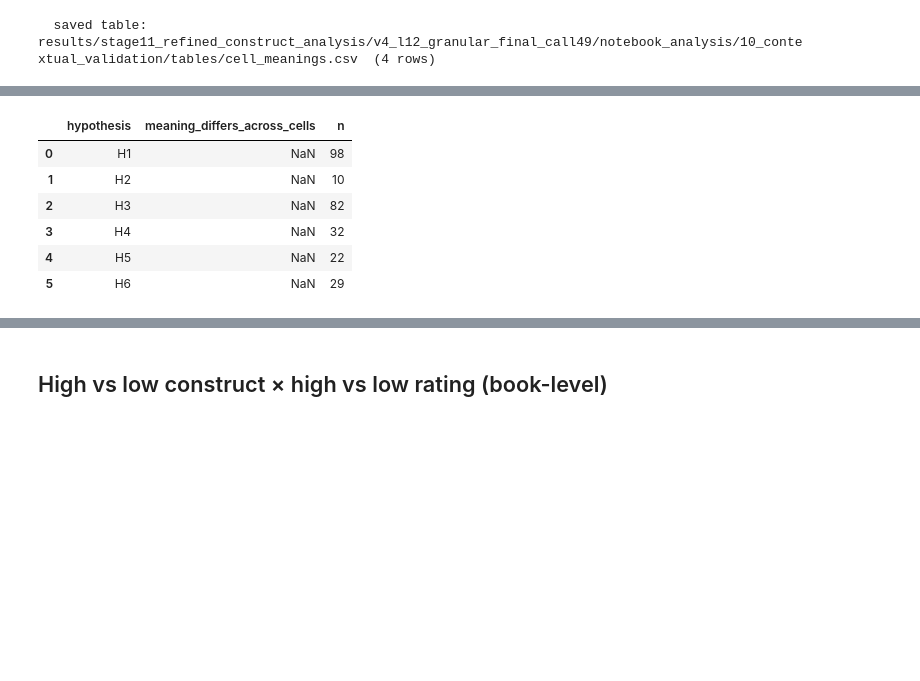
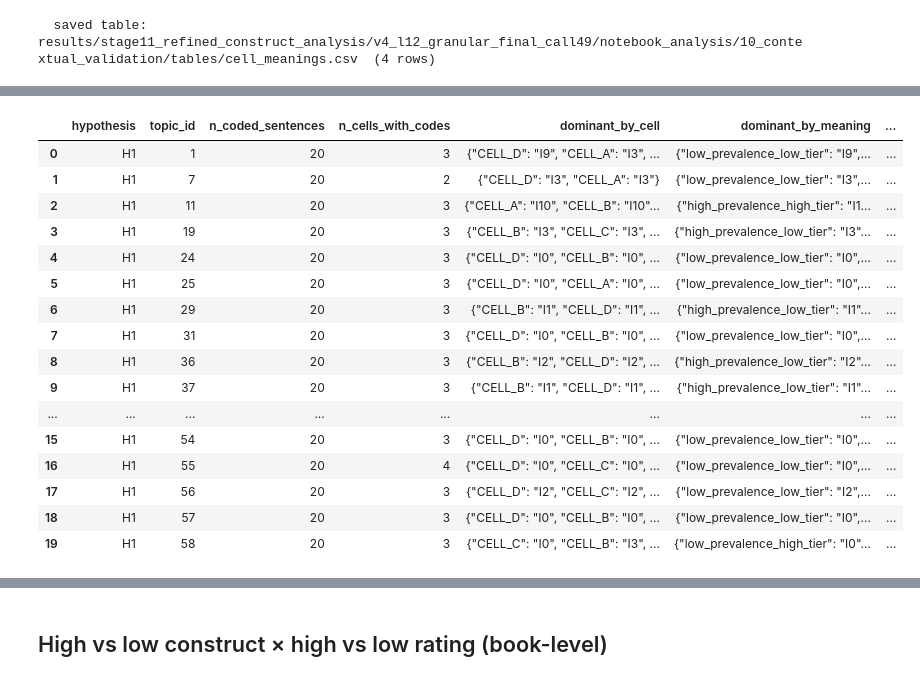
Before and after one commit to BakhturinaPolina/romantic-novels-large-corpus, a Jupyter notebook: notebooks/08_refined_construct_analysis/10_contextual_validation.ipynb, the cells around one changed output, grey strips where cells are left out. Saved outputs shown, nothing was run; the diff lists cells and outputs as text; code cells hidden in the pictures; blank space fills up the shorter version.

```diff
--- a/notebooks/08_refined_construct_analysis/10_contextual_validation.ipynb
+++ b/notebooks/08_refined_construct_analysis/10_contextual_validation.ipynb
@@ -69,37 +71,67 @@ ctx.save_table(cell_tbl, "cell_meanings")
 # %%
-# For each hypothesis, summarise Pass B dominant codes — cells were blinded during coding.
-rows = []
-for hyp in ("H1", "H2", "H3", "H4", "H5", "H6"):
-    b = nh.load_audit_jsonl(cfg, hyp, "B")
-    if b.empty:
-        continue
-    for _, r in b.iterrows():
-        resp = r.get("response") or {}
-        if not isinstance(resp, dict):
-            resp = {}
-        rows.append(
-            {
-                "hypothesis": hyp,
-                "topic_id": r.get("topic_id"),
-                "dominant_code": resp.get("dominant_code") or r.get("code"),
-                "mixed": resp.get("mixed_topic") or (str(r.get("code")) == "MIXED"),
-                "meaning_differs_across_cells": resp.get("meaning_differs_across_cells"),
-            }
+stability = nh.cell_code_stability(cfg)
+display(stability.head(20))
+ctx.save_table(stability, "pass_b_cell_stability_flags")
+
+if not stability.empty:
+    by_hyp = (
+        stability.groupby("hypothesis")
+        .agg(
+            n_topics=("topic_id", "nunique"),
+            n_with_both_high_prev=(
+                "meaning_differs_high_prevalence",
+                lambda s: int(s.notna().sum()),
+            ),
+            n_differs=(
+                "meaning_differs_high_prevalence",
+                lambda s: int((s == True).sum()),  # noqa: E712
+            ),
+            pct_differs=(
+                "meaning_differs_high_prevalence",
+                lambda s: float((s == True).mean()) if s.notna().any() else float("nan"),  # noqa: E712
+            ),
         )
-summary = pd.DataFrame(rows)
-if not summary.empty:
-    display(
-        summary.groupby(["hypothesis", "meaning_differs_across_cells"], dropna=False)
-        .size()
-        .rename("n")
         .reset_index()
     )
-    ctx.save_table(summary, "pass_b_cell_stability_flags")
+    display(by_hyp.round(4))
+    ctx.save_table(by_hyp, "cell_stability_by_hypothesis")
+
+    drifted = stability[stability["meaning_differs_high_prevalence"] == True]  # noqa: E712
+    if not drifted.empty:
+        show = drifted[
+            [
+                "hypothesis",
+                "topic_id",
+                "high_prev_high_tier_code",
+                "high_prev_low_tier_code",
+                "pass_b_dominant",
+            ]
+        ]
+        display(show)
+        ctx.save_table(show, "topics_with_high_prev_code_drift")
+    print(
+        f"Topics with comparable high-prevalence cells: "
+        f"{int(stability['meaning_differs_high_prevalence'].notna().sum())}; "
+        f"dominant-code drift: "
+        f"{int((stability['meaning_differs_high_prevalence'] == True).sum())}"  # noqa: E712
+    )
+else:
+    print("No sentence_codes × cell joins available.")
 # %% [output]
-|  | hypothesis | meaning_differs_across_cells | n |
-| 0 | H1 | NaN | 98 |
-| 1 | H2 | NaN | 10 |
-| 2 | H3 | NaN | 82 |
-| 3 | H4 | NaN | 32 |
-| 4 | H5 | NaN | 22 |
-| 5 | H6 | NaN | 29 |
+|  | hypothesis | topic_id | n_coded_sentences | n_cells_with_codes | dominant_by_cell | dominant_by_meaning | ... |
+| 0 | H1 | 1 | 20 | 3 | {"CELL_D": "I9", "CELL_A": "I3", ... | {"low_prevalence_low_tier": "I9",... | ... |
+| 1 | H1 | 7 | 20 | 2 | {"CELL_D": "I3", "CELL_A": "I3"} | {"low_prevalence_low_tier": "I3",... | ... |
+| 2 | H1 | 11 | 20 | 3 | {"CELL_A": "I10", "CELL_B": "I10"... | {"high_prevalence_high_tier": "I1... | ... |
+| 3 | H1 | 19 | 20 | 3 | {"CELL_B": "I3", "CELL_C": "I3", ... | {"high_prevalence_low_tier": "I3"... | ... |
+| 4 | H1 | 24 | 20 | 3 | {"CELL_D": "I0", "CELL_B": "I0", ... | {"low_prevalence_low_tier": "I0",... | ... |
+| 5 | H1 | 25 | 20 | 3 | {"CELL_D": "I0", "CELL_A": "I0", ... | {"low_prevalence_low_tier": "I0",... | ... |
+| 6 | H1 | 29 | 20 | 3 | {"CELL_B": "I1", "CELL_D": "I1", ... | {"high_prevalence_low_tier": "I1"... | ... |
+| 7 | H1 | 31 | 20 | 3 | {"CELL_D": "I0", "CELL_B": "I0", ... | {"low_prevalence_low_tier": "I0",... | ... |
+| 8 | H1 | 36 | 20 | 3 | {"CELL_B": "I2", "CELL_D": "I2", ... | {"high_prevalence_low_tier": "I2"... | ... |
+| 9 | H1 | 37 | 20 | 3 | {"CELL_B": "I1", "CELL_D": "I1", ... | {"high_prevalence_low_tier": "I1"... | ... |
+| ... | ... | ... | ... | ... | ... | ... | ... |
+| 15 | H1 | 54 | 20 | 3 | {"CELL_D": "I0", "CELL_B": "I0", ... | {"low_prevalence_low_tier": "I0",... | ... |
+| 16 | H1 | 55 | 20 | 4 | {"CELL_D": "I0", "CELL_C": "I0", ... | {"low_prevalence_low_tier": "I0",... | ... |
+| 17 | H1 | 56 | 20 | 3 | {"CELL_D": "I2", "CELL_C": "I2", ... | {"low_prevalence_low_tier": "I2",... | ... |
+| 18 | H1 | 57 | 20 | 3 | {"CELL_D": "I0", "CELL_B": "I0", ... | {"low_prevalence_low_tier": "I0",... | ... |
+| 19 | H1 | 58 | 20 | 3 | {"CELL_C": "I0", "CELL_B": "I3", ... | {"low_prevalence_high_tier": "I0"... | ... |
```
Also changed, not shown: parts of 5 cells of this notebook, 55 other files.
